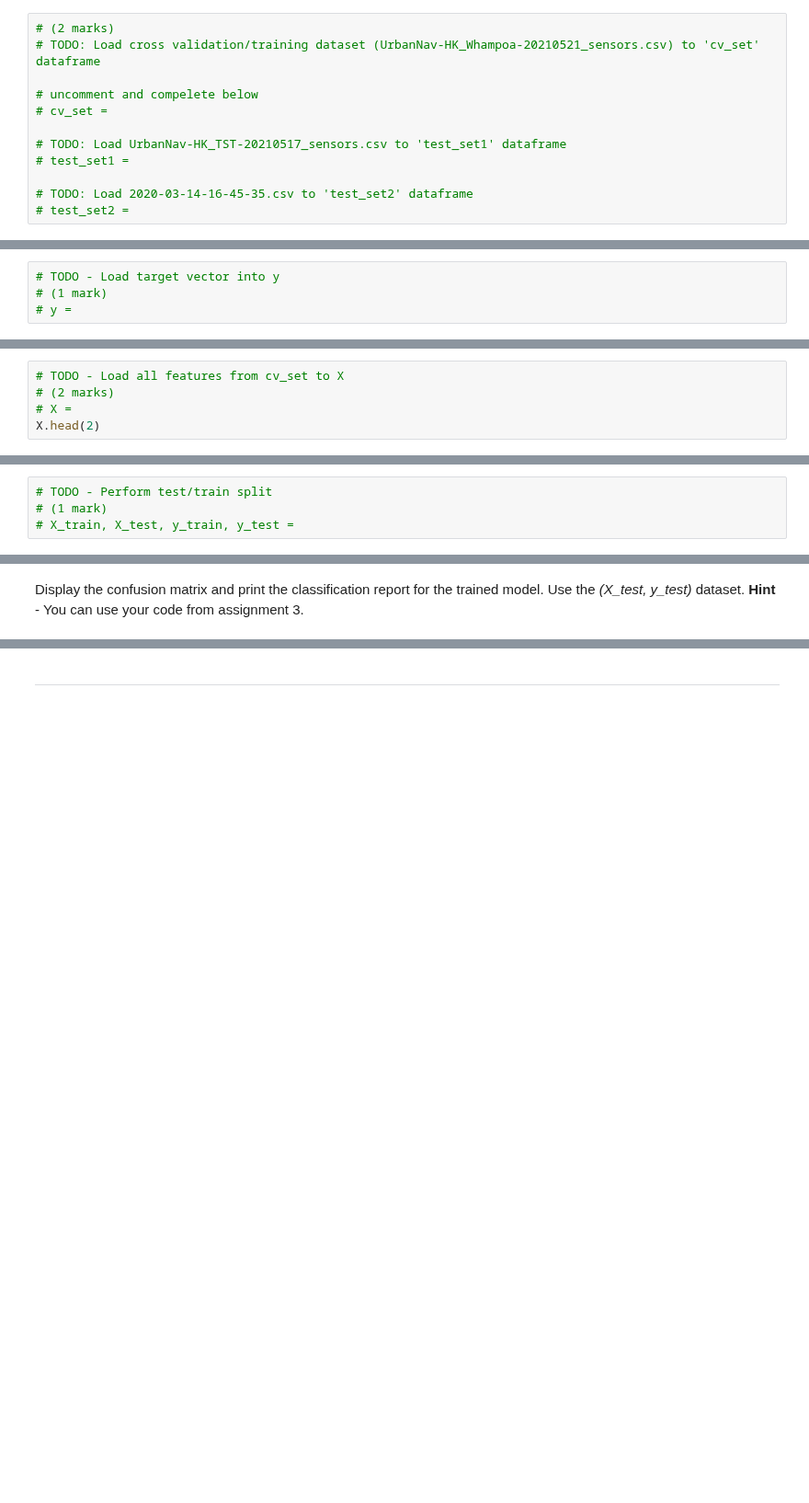
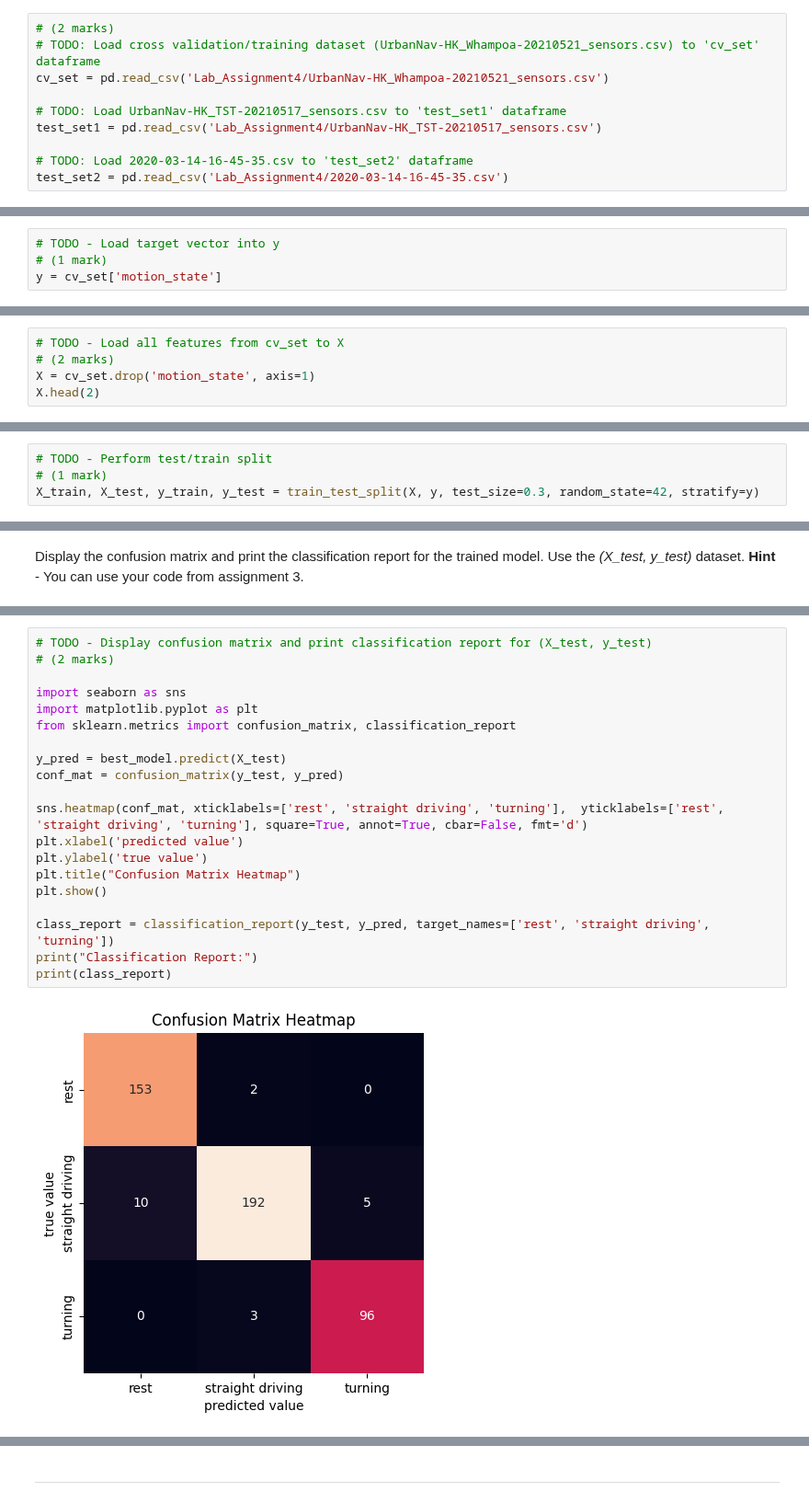
Before and after one commit to azizaahsan1/engg680_2024_fall, a Jupyter notebook: Lab_Assignment4/Assignment 4.ipynb, the cells around one changed output, grey strips where cells are left out. Shown at 92% size. Saved outputs shown, nothing was run; the diff lists cells and outputs as text; blank space fills up the shorter version.

Commit message:
adding all of section 1 for assignment 4

```diff
--- a/Lab_Assignment4/Assignment 4.ipynb
+++ b/Lab_Assignment4/Assignment 4.ipynb
@@ -33,15 +45,13 @@ First load the following datasets into dataframes.
 # %%
 # (2 marks)
 # TODO: Load cross validation/training dataset (UrbanNav-HK_Whampoa-20210521_sensors.csv) to 'cv_set' dataframe
-
-# uncomment and compelete below
-# cv_set =
+cv_set = pd.read_csv('Lab_Assignment4/UrbanNav-HK_Whampoa-20210521_sensors.csv')
 
 # TODO: Load UrbanNav-HK_TST-20210517_sensors.csv to 'test_set1' dataframe
-# test_set1 =
+test_set1 = pd.read_csv('Lab_Assignment4/UrbanNav-HK_TST-20210517_sensors.csv')
 
 # TODO: Load 2020-03-14-16-45-35.csv to 'test_set2' dataframe
-# test_set2 =
+test_set2 = pd.read_csv('Lab_Assignment4/2020-03-14-16-45-35.csv')
 # %% [markdown]
 For the *cv_set*, look at the dataframe head and info, and print the list of all columns. The *test_set1* and *test_set2* have the same schema as *cv_set*, however, have different number of rows (samples).
 # %%
@@ -76,4 +127,4 @@ From the *cv_set*, load the target vector stored in the *motion_state* column in
 # %%
 # TODO - Load target vector into y
 # (1 mark)
-# y =
+y = cv_set['motion_state']
@@ -82,5 +146,5 @@ From *cv_set*, load all features, that is all columns except for the target vect
 # %%
 # TODO - Load all features from cv_set to X
 # (2 marks)
-# X =
+X = cv_set.drop('motion_state', axis=1)
 X.head(2)
@@ -101,7 +170,7 @@ The dataset *(X, y)*, must be split into training/validation *(X_train, y_train)
 # %%
 # TODO - Perform test/train split
 # (1 mark)
-# X_train, X_test, y_train, y_test =
+X_train, X_test, y_train, y_test = train_test_split(X, y, test_size=0.3, random_state=42, stratify=y)
 # %% [markdown]
 Initialize a `Pipeline`, consisting of a *scaler* and a *classifer*, set the default values to *StandardScaler()*, and *SVC()*, respectively.
 # %%
@@ -146,0 +243,22 @@ Display the confusion matrix and print the classification report for the trained
+# %%
+# TODO - Display confusion matrix and print classification report for (X_test, y_test)
+# (2 marks)
+
+import seaborn as sns
+import matplotlib.pyplot as plt
+from sklearn.metrics import confusion_matrix, classification_report
+
+y_pred = best_model.predict(X_test)
+conf_mat = confusion_matrix(y_test, y_pred)
+
+sns.heatmap(conf_mat, xticklabels=['rest', 'straight driving', 'turning'],  yticklabels=['rest', 'straight driving', 'turning'], square=True, annot=True, cbar=False, fmt='d')
+plt.xlabel('predicted value')
+plt.ylabel('true value')
+plt.title("Confusion Matrix Heatmap")
+plt.show()
+
+class_report = classification_report(y_test, y_pred, target_names=['rest', 'straight driving', 'turning'])
+print("Classification Report:")
+print(class_report)
+# %% [output]
+[figure, added]
```
Also changed, not shown: parts of 35 cells of this notebook.
